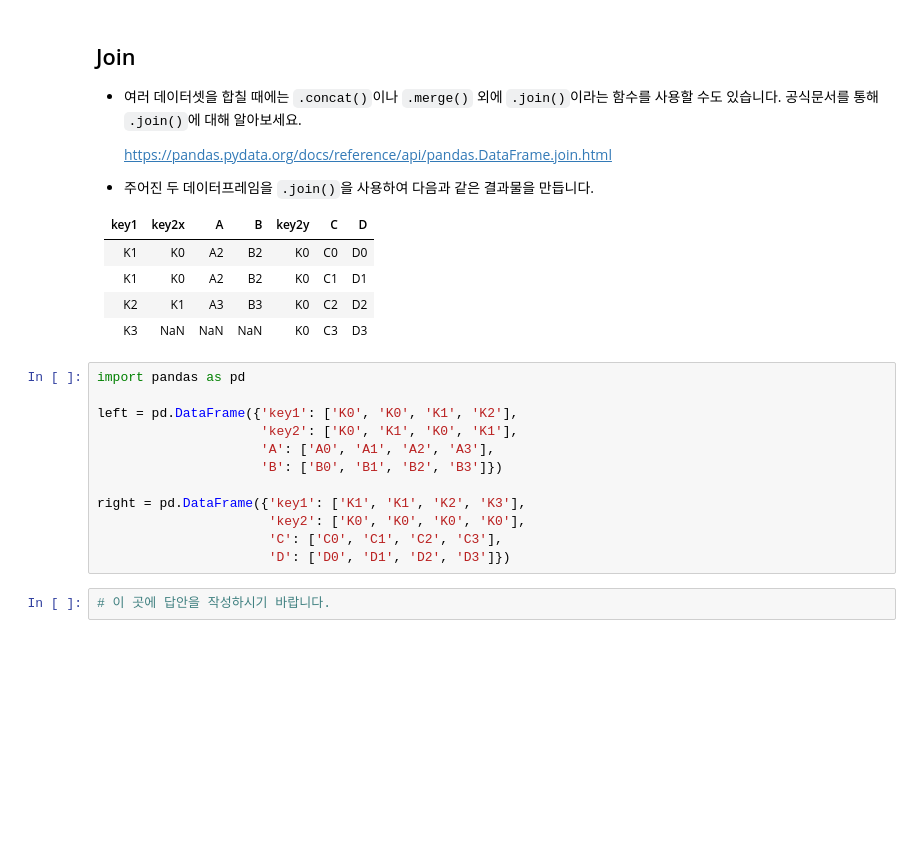
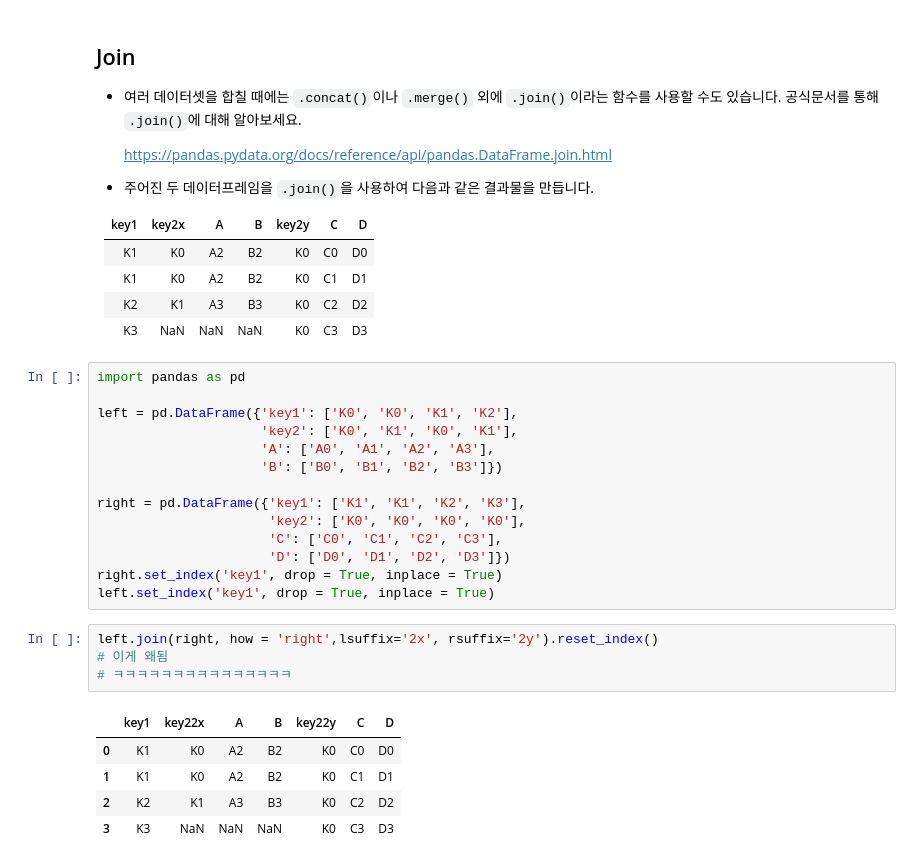
Before and after one commit to KindOrca/BootCamp, a Jupyter notebook: n113 & 114 - Data Wrangling/n114a-Data Wrangling(2).ipynb, the cells around one changed output. Drawn from its saved outputs; the diff is of its cells as text; blank space fills up the shorter version.

```diff
--- a/n113 & 114 - Data Wrangling/n114a-Data Wrangling(2).ipynb
+++ b/n113 & 114 - Data Wrangling/n114a-Data Wrangling(2).ipynb
@@ -206,5 +242,15 @@ right = pd.DataFrame({'key1': ['K1', 'K1', 'K2', 'K3'],
                       'key2': ['K0', 'K0', 'K0', 'K0'],
                       'C': ['C0', 'C1', 'C2', 'C3'],
                       'D': ['D0', 'D1', 'D2', 'D3']})
+right.set_index('key1', drop = True, inplace = True)
+left.set_index('key1', drop = True, inplace = True)
-# %%
-# 이 곳에 답안을 작성하시기 바랍니다.
+# %%
+left.join(right, how = 'right',lsuffix='2x', rsuffix='2y').reset_index()
+# 이게 왜됨
+# ㅋㅋㅋㅋㅋㅋㅋㅋㅋㅋㅋㅋㅋㅋㅋ
+# %% [output]
+|  | key1 | key22x | A | B | key22y | C | D |
+| 0 | K1 | K0 | A2 | B2 | K0 | C0 | D0 |
+| 1 | K1 | K0 | A2 | B2 | K0 | C1 | D1 |
+| 2 | K2 | K1 | A3 | B3 | K0 | C2 | D2 |
+| 3 | K3 | NaN | NaN | NaN | K0 | C3 | D3 |
```
Also changed, not shown: parts of 4 cells of this notebook.
